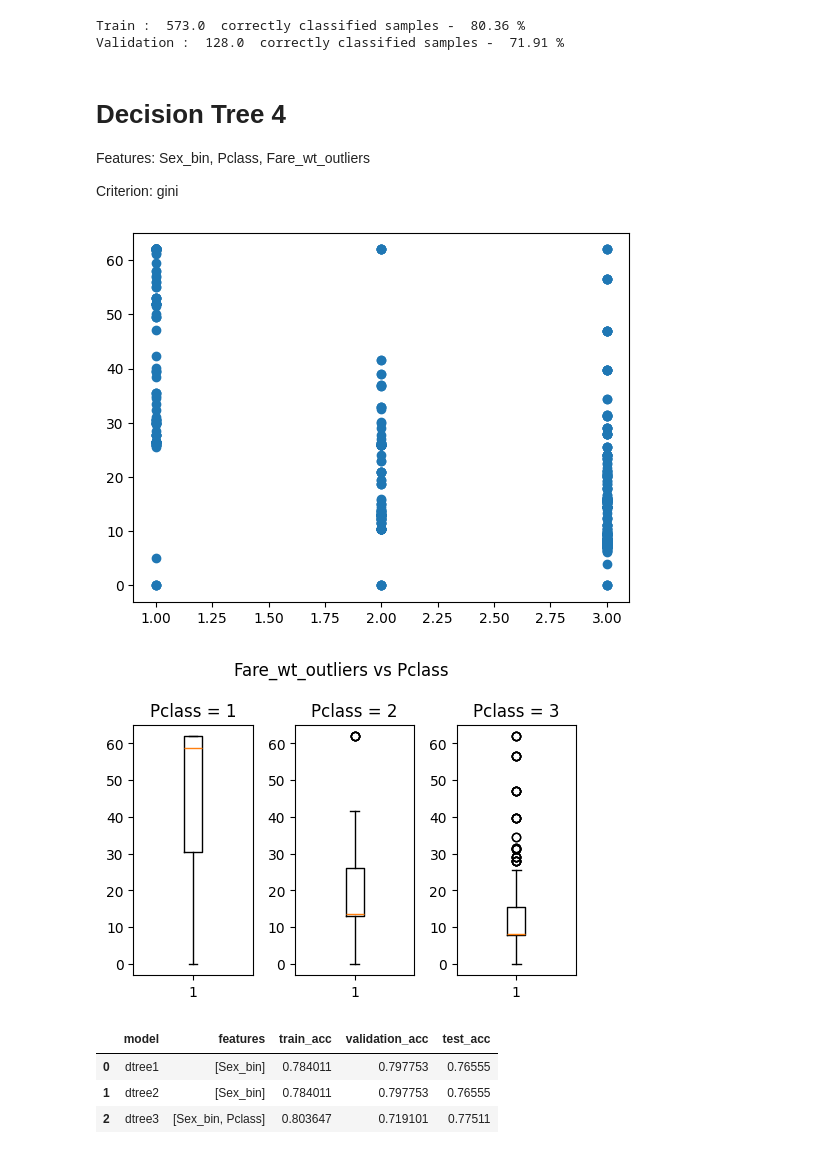
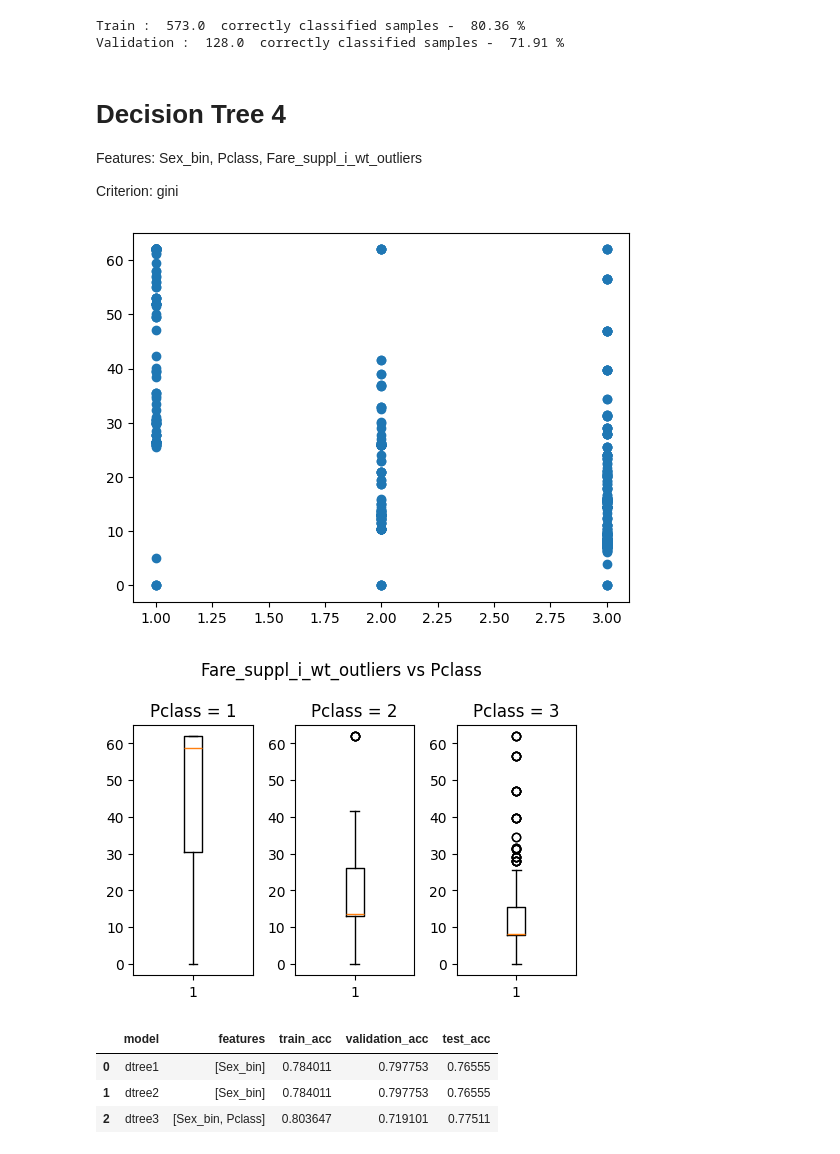
Before and after one commit to katarzynafurmanska/kaggle-titanic, a Jupyter notebook: src/run.ipynb, the cells around one changed output. Saved outputs shown, nothing was run; the diff lists cells and outputs as text; code cells hidden in the pictures.

```diff
--- a/src/run.ipynb
+++ b/src/run.ipynb
@@ -113,8 +170,8 @@ def remove_outliers(train, validation, test, feature):
     return train, validation, test
 
 print(dt.Fare.max())
-train, validation, test = remove_outliers(train, validation, test, 'Fare')
-plt.boxplot(train.Fare_wt_outliers)
+train, validation, test = remove_outliers(train, validation, test, 'Fare_suppl_i')
+plt.boxplot(train.Fare_suppl_i_wt_outliers)
 plt.show()
 # %% [output]
 [figure]
@@ -360,38 +374,38 @@ Validation :  128.0  correctly classified samples -  71.91 %
 # %% [markdown]
 # Decision Tree 4
 
-Features: Sex_bin, Pclass, Fare_wt_outliers
+Features: Sex_bin, Pclass, Fare_suppl_i_wt_outliers
 
 Criterion: gini
 # %%
 # plot Pclass vs Fare amount to see if there is any correspondence
-plt.scatter(train.Pclass, train.Fare_wt_outliers)
+plt.scatter(train.Pclass, train.Fare_suppl_i_wt_outliers)
 plt.show()
 
 # use boxplot to have more insight
 # train[['Pclass','Fare']].boxplot(column='Fare',by='Pclass')
 
 def plot_boxplot_grouped_by_another_col(data, col_to_plot, col_to_group_by):
     col_uniques = np.sort(data[col_to_group_by].unique())
 
     ncols = len(col_uniques) if len(col_uniques)<=5 else 5
     nrows = ceil(len(col_uniques)/5)
 
     fig, axes = plt.subplots(nrows, ncols, figsize=(nrows*5, ncols*1.2))
     fig.suptitle(col_to_plot + ' vs ' + col_to_group_by)
 
     for (ax, c) in zip(axes.reshape(-1,), col_uniques):
         ax.boxplot(x=data[col_to_plot][data[col_to_group_by]==c])
         ax.set_title(col_to_group_by + ' = ' + str(c))
 
     fig.tight_layout()
     plt.show()
 
-plot_boxplot_grouped_by_another_col(train, 'Fare_wt_outliers', 'Pclass')
+plot_boxplot_grouped_by_another_col(train, 'Fare_suppl_i_wt_outliers', 'Pclass')
 # Fare clearly depends on the Pclass, there are only few outliers
 # %% [output]
 [figure]
-[figure, old version]
+[figure, new version]
 # %%
 accuracy_results
 # %% [output]
```
Also changed, not shown: parts of 24 cells of this notebook, 3 other files.
